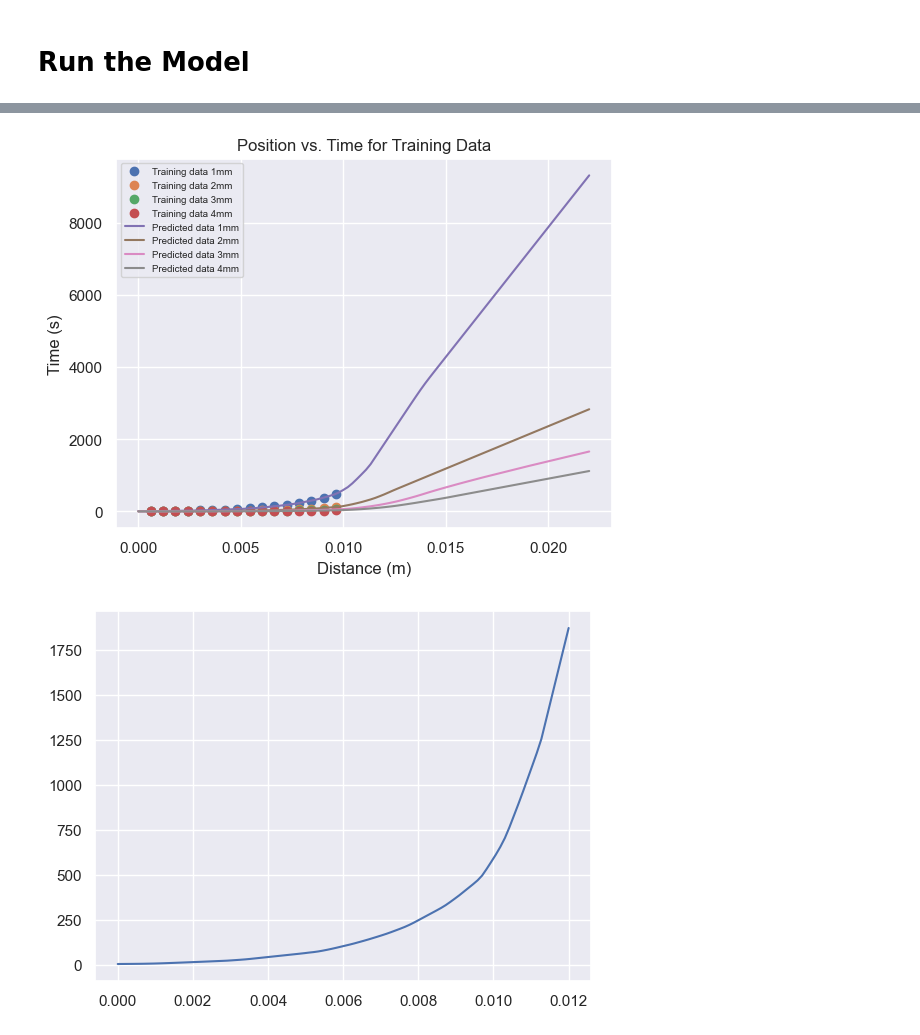
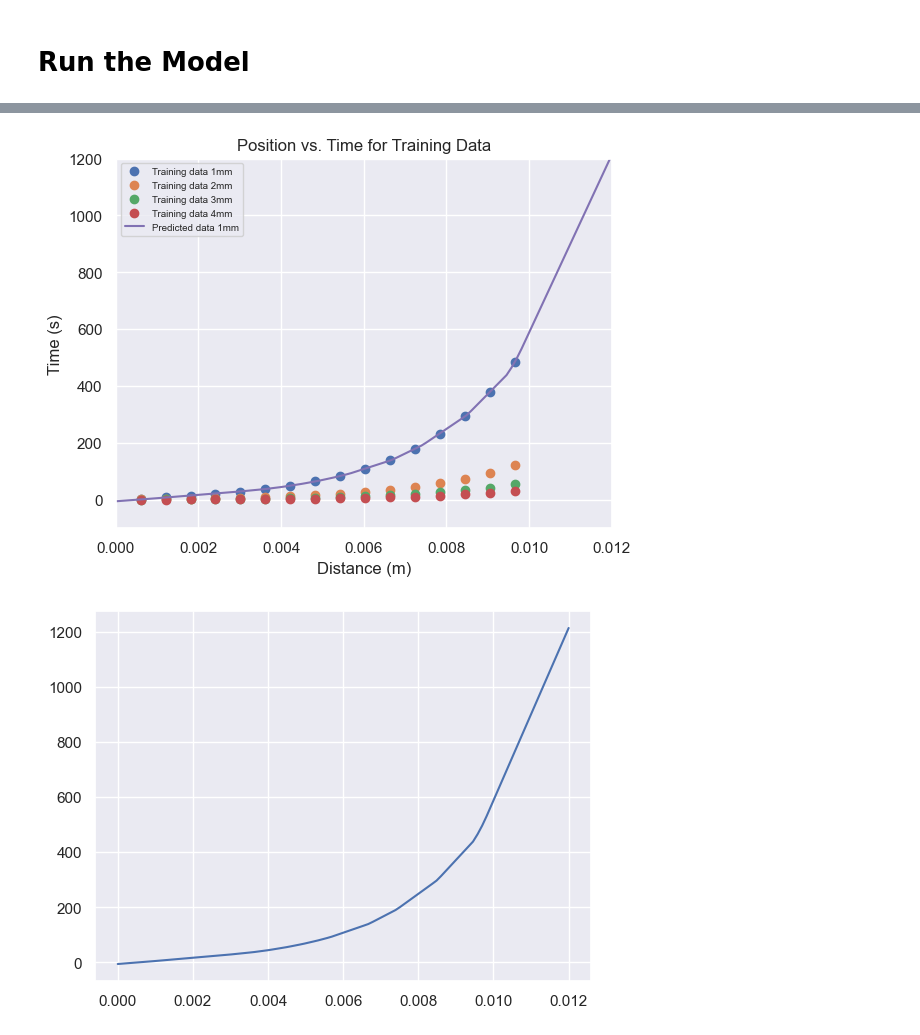
Before and after one commit to rahavdayan/pinns-model, a Jupyter notebook: src/ferrofluid/ferrofluid.ipynb, the cells around one changed output, grey strips where cells are left out. Cells and saved outputs as stored; diff of their text form; code cells hidden in the pictures.

```diff
--- a/src/ferrofluid/ferrofluid.ipynb
+++ b/src/ferrofluid/ferrofluid.ipynb
@@ -48,8 +48,8 @@ Train model for each droplet size, plot losses for each one.
 Change the bounds on this loop and subsequent ones from '0', 'len(different_droplet_networks)' to '0', '1' to do only the 1mm droplet.
 You can change the bounds similarly to only train the network for other-sized droplets.
 '''
-for i in range(0, len(different_droplet_networks)):
-# for i in range(0, 1):
+# for i in range(0, len(different_droplet_networks)):
+for i in range(0, 1):
     different_droplet_networks[i] = Net(1, 1, droplet_size_idx=i, loss2=physics_loss_dim, epochs=10000, loss1_weight=1000, loss2_weight=1e-3, lr=1e-4).to(DEVICE)
     print(f'Losses for {i+1}mm droplet:')
     losses = different_droplet_networks[i].fit(np.array(dim_data[i]['DISTANCE']), np.array(dim_data[i]['TIME']))
@@ -82,29 +82,29 @@ Epoch 10000/10000, data loss: 5.529149055480957, physics loss: 3759.328125
 # %%
 '''
 Plot the dimensionalized data for each droplet as well as each respective dimensionalized model
 '''
 
 # Plot dimensionalized data
 plot_dim_data(show=False)
 
 # Use nondimensionalized model to make prediction
-xs = np.linspace(0, 0.022, 100)
+xs = np.linspace(0, 0.012, 100)
 
 # Plot dimensionalized model
-for i in range(0, len(different_droplet_networks)):
-# for i in range(0, 1):
+# for i in range(0, len(different_droplet_networks)):
+for i in range(0, 1):
     preds = different_droplet_networks[i].predict(xs)
     plt.plot(xs, preds)
     dim_legend.append(f'Predicted data {i+1}mm')
 plt.legend(dim_legend, fontsize=7)
-# plt.xlim(0, 0.012)
-# plt.ylim(-100, 2000)
+plt.xlim(0, 0.012)
+plt.ylim(-100, 1200)
 plt.show()
 # %% [output]
-[figure, old version]
+[figure, new version]
 # %%
 pred = different_droplet_networks[0].predict(xs)
 plt.plot(xs, pred)
 plt.show()
 # %% [output]
-[figure, old version]
+[figure, new version]
```
Also changed, not shown: parts of 1 cell of this notebook, 1 other file.
